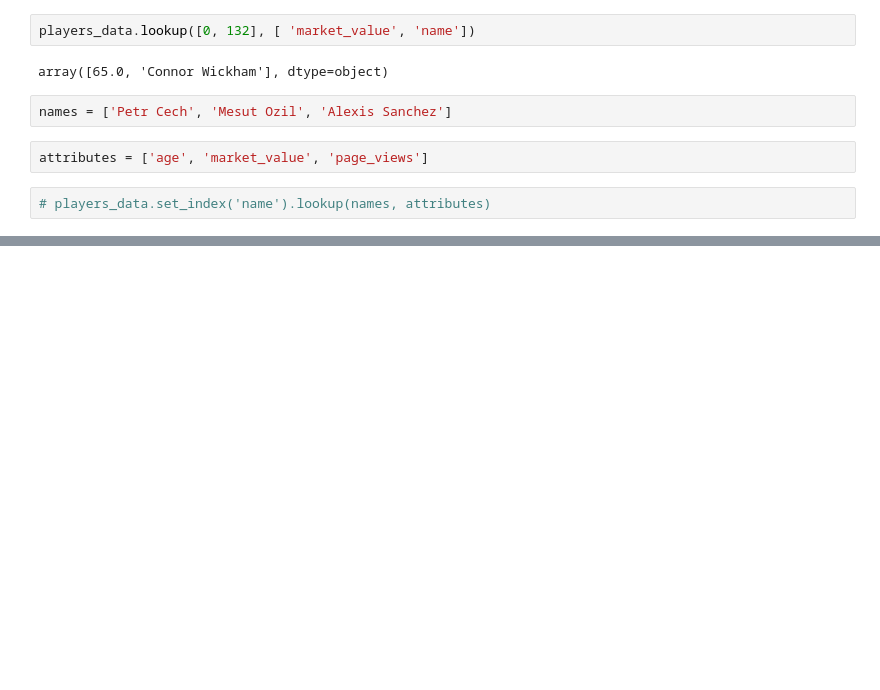
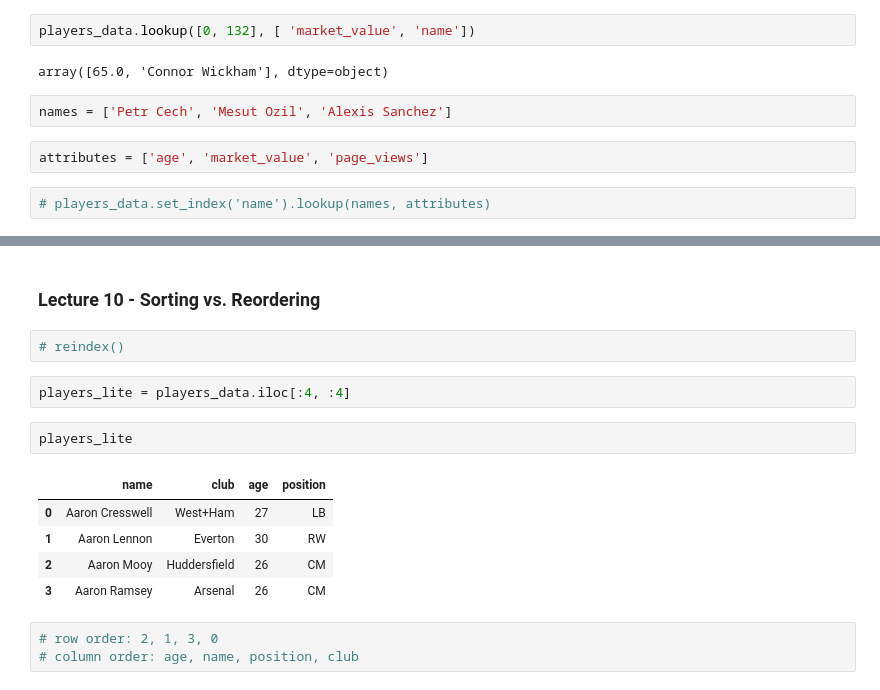
Before and after one commit to momchilantonov/ultimate_pandas_bootcamp, a Jupyter notebook: lectures/DataFrames in Depth.ipynb, the cells around one changed output, grey strips where cells are left out. Cells and saved outputs as stored; diff of their text form; blank space fills up the shorter version.

Commit message:
DFs in Depth - Sorting vs. Reordering

```diff
--- a/lectures/DataFrames in Depth.ipynb
+++ b/lectures/DataFrames in Depth.ipynb
@@ -847,0 +850,17 @@ players_data.reset_index()
+# %% [markdown]
+### Lecture 10 - Sorting vs. Reordering
+# %%
+# reindex()
+# %%
+players_lite = players_data.iloc[:4, :4]
+# %%
+players_lite
+# %% [output]
+|  | name | club | age | position |
+| 0 | Aaron Cresswell | West+Ham | 27 | LB |
+| 1 | Aaron Lennon | Everton | 30 | RW |
+| 2 | Aaron Mooy | Huddersfield | 26 | CM |
+| 3 | Aaron Ramsey | Arsenal | 26 | CM |
+# %%
+# row order: 2, 1, 3, 0
+# column order: age, name, position, club
```
Also changed, not shown: parts of 31 cells of this notebook.
